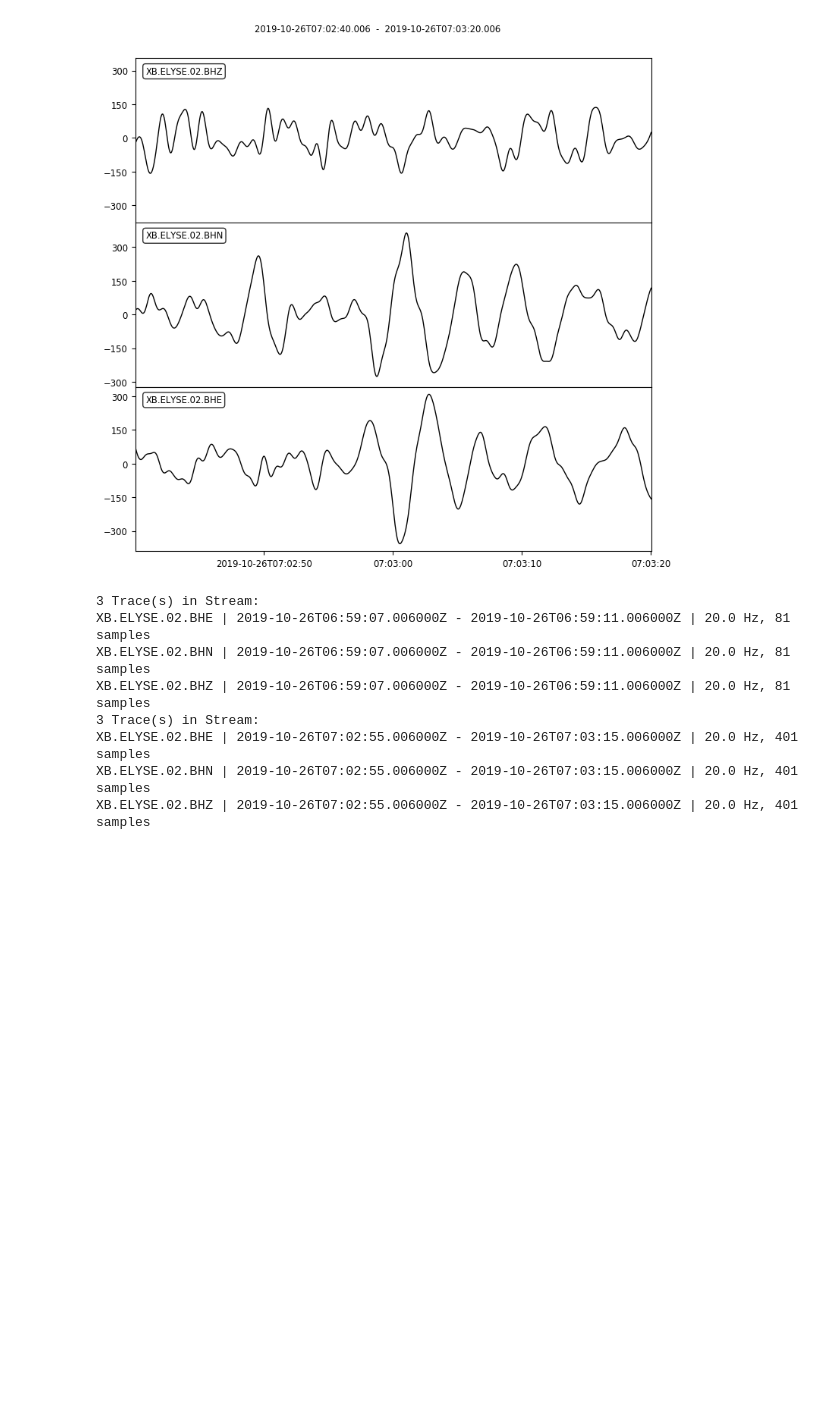
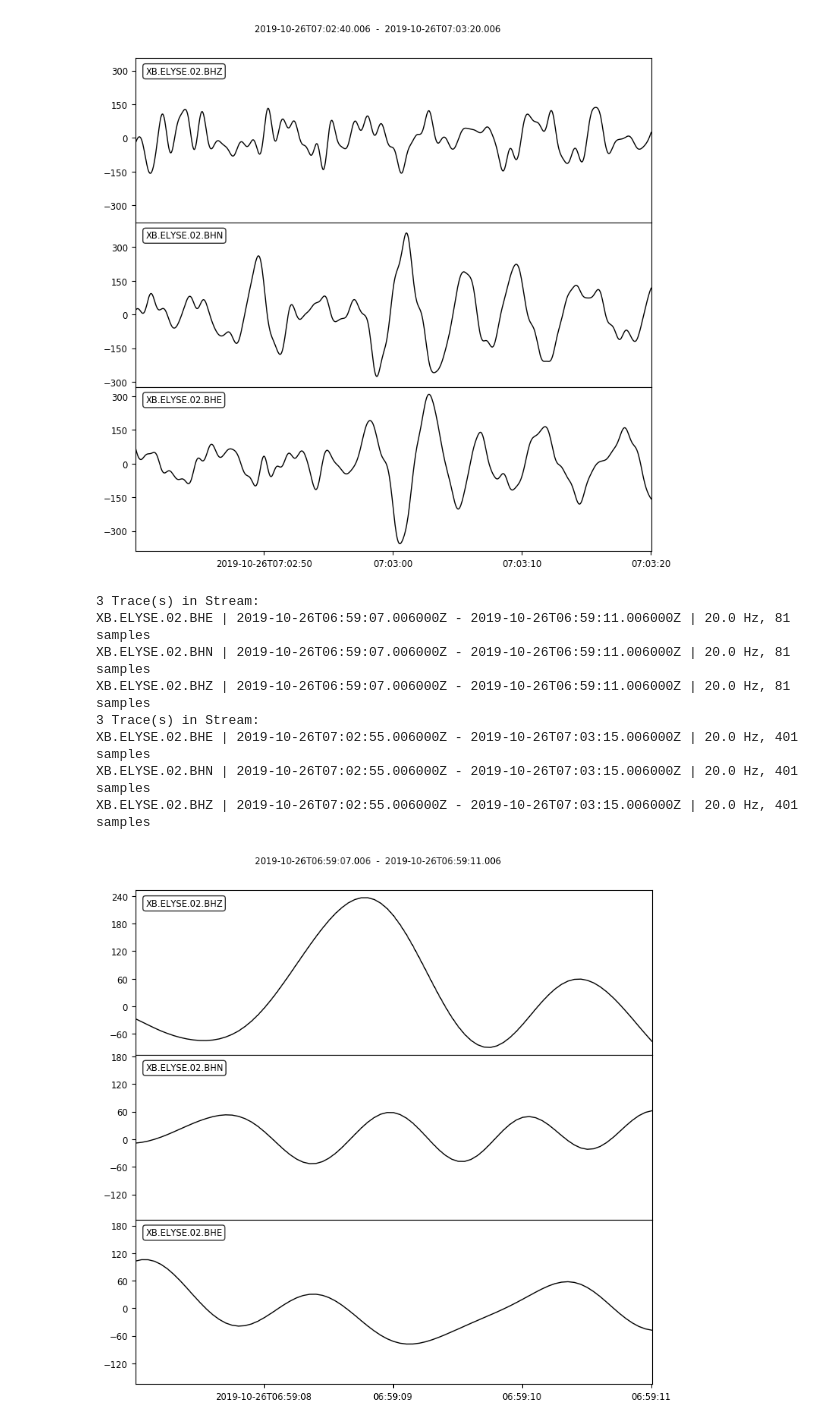
Before and after one commit to maddysita-17/Sita_Marsquakes2020, a Jupyter notebook: script_notebooks/baz_calc.ipynb, the cells around one changed output. Drawn from its saved outputs; the diff is of its cells as text; code cells hidden in the pictures; blank space fills up the shorter version.

```diff
--- a/script_notebooks/baz_calc.ipynb
+++ b/script_notebooks/baz_calc.ipynb
@@ -303,17 +303,19 @@ stzoom.plot();
 # %%
 stP = stf.slice(starttime=begin-1,endtime=begin+3)
 stS = stf.slice(starttime=end-5, endtime=end+15)
 print(stP)
 print(stS)
+stP.plot();
 # %% [output]
 3 Trace(s) in Stream:
 XB.ELYSE.02.BHE | 2019-10-26T06:59:07.006000Z - 2019-10-26T06:59:11.006000Z | 20.0 Hz, 81 samples
 XB.ELYSE.02.BHN | 2019-10-26T06:59:07.006000Z - 2019-10-26T06:59:11.006000Z | 20.0 Hz, 81 samples
 XB.ELYSE.02.BHZ | 2019-10-26T06:59:07.006000Z - 2019-10-26T06:59:11.006000Z | 20.0 Hz, 81 samples
 3 Trace(s) in Stream:
 XB.ELYSE.02.BHE | 2019-10-26T07:02:55.006000Z - 2019-10-26T07:03:15.006000Z | 20.0 Hz, 401 samples
 XB.ELYSE.02.BHN | 2019-10-26T07:02:55.006000Z - 2019-10-26T07:03:15.006000Z | 20.0 Hz, 401 samples
 XB.ELYSE.02.BHZ | 2019-10-26T07:02:55.006000Z - 2019-10-26T07:03:15.006000Z | 20.0 Hz, 401 samples
+[figure, added]
 # %%
 scale = 1/200
 hhe = scale * stP[0].data
```
Also changed, not shown: parts of 1 cell of this notebook, 3 other files.
